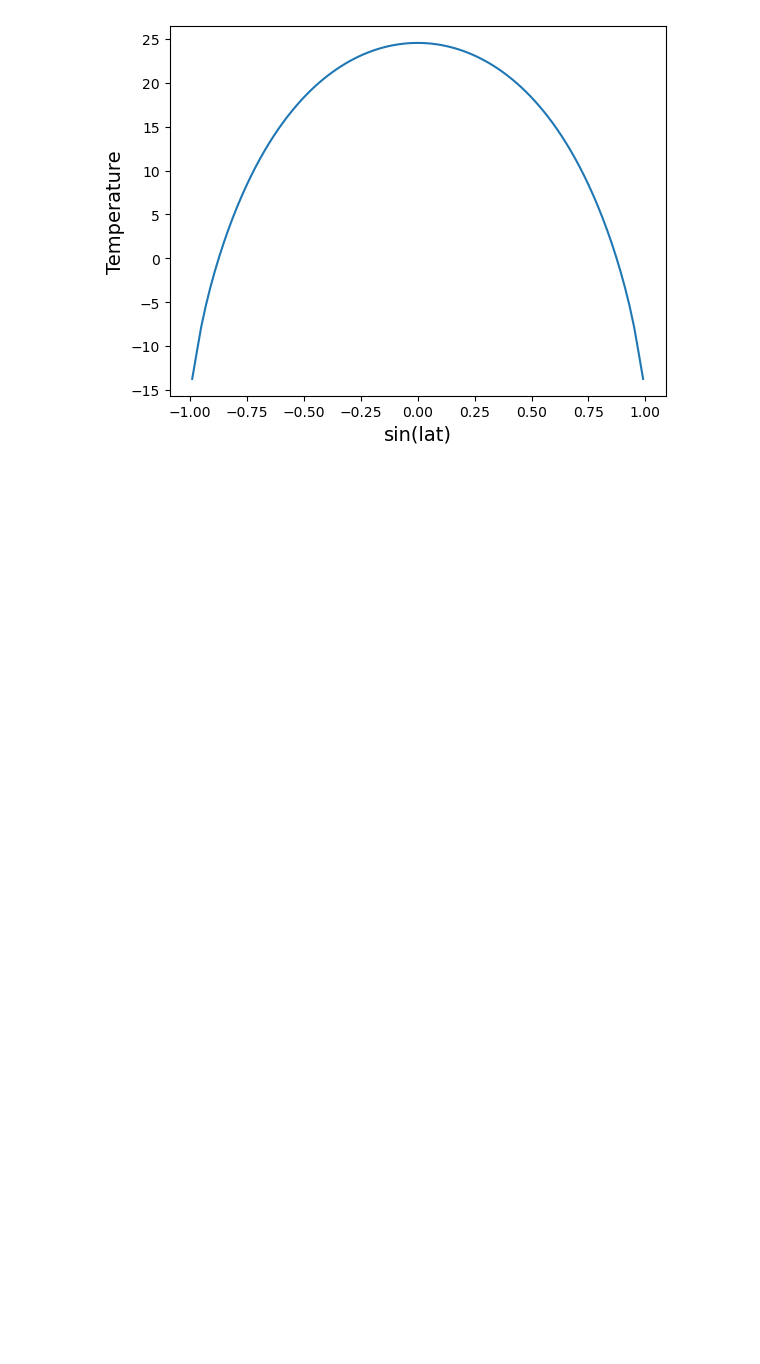
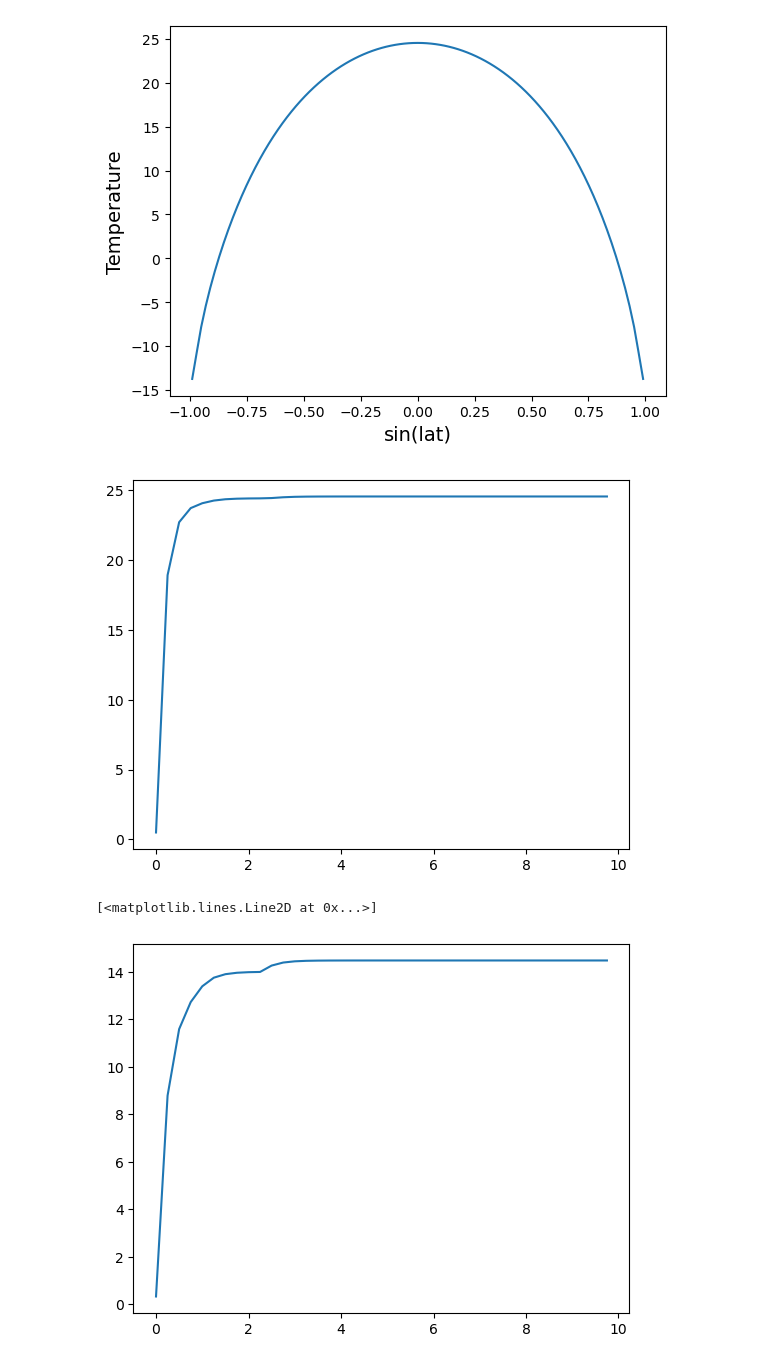
Before and after one commit to sschulz2/two_layer_MEBM, a Jupyter notebook: MEBM Climatology/MEBMclimoF.ipynb, the cells around one changed output. Cells and saved outputs as stored; diff of their text form; code cells hidden in the pictures; blank space fills up the shorter version.

Commit message:
added time dependence

```diff
--- a/MEBM Climatology/MEBMclimoF.ipynb
+++ b/MEBM Climatology/MEBMclimoF.ipynb
@@ -14,7 +14,8 @@ from tqdm import tqdm
 # whether you diffuse moist static energy, or just sensible heat
 # %%
 #time step in fraction of year
-delt=1./500000;
+steps_per_year=500000
+delt=1./steps_per_year;
 NMAX=10000000;
 
 #set up x array (x = sine of latitude).
@@ -26,7 +27,7 @@ phi = np.arcsin(x)*180/np.pi;
 # I think this C = rho * c * h_ml /(pi*1e7).
 # this is consistent with a ~1m layer of dirt
 # Note - heat capacity over LAND for fast convergence
-Cl = 0.2; # units: J /(m2 K)
+#Cl = 0.2; # units: J /(m2 K)
 # %%
 # climate parameters
 Q0 = 342;                          # [W m-2]  solar constant n.b. 4Q0 = 1368
@@ -166,9 +167,22 @@ Thus, since $\tilde{\beta}=F_{\text{2X}}/{1.5 K},$ and they use $F_{\text{2X}} =
 F_2X_held = 3.48 #radiative forcing from held
 tau_held = 4 #years
 c_F = 3.48 / 4 / 1.5 # in W K^-1 yr^-1
+
+t_tot=10 #years
+nsteps=int(t_tot/delt)
+
+points_per_year=4 #must be a factor of steps per year, but there is surely a better way that fixes that problem
+
+T_time_evolve=np.tile(T,(int(t_tot*points_per_year),1))
+# %%
+#set up inital T profile
+T = 0.5*(1-1*np.square(x));
+Tinit=T;
+Tglob = np.mean(Tinit);
+#T.shape
 # %%
 # Timestepping loop
-for j in tqdm(range(0, int(NMAX/4)-1)): # use NMAX-1 #for n=1:NMAX
+for j in tqdm(range(0, nsteps)): # use NMAX-1 #for n=1:NMAX
 
     #print(np.mean(T))
 
@@ -188,15 +202,17 @@ for j in tqdm(range(0, int(NMAX/4)-1)): # use NMAX-1 #for n=1:NMAX
 
     # Calculate new T from Source and Sink terms.
     # Diffuse moist static energy (theta_e)
-    dT = delt*(delt/Cl*(Src -A - (B*T) + np.matmul(Mdiv,theta_e)))/c_F;
+    dT = delt*(Src -A - (B*T) + np.matmul(Mdiv,theta_e))/c_F;
 
     T = T + dT;
 
-    #print(np.mean(T))
+    if(int(points_per_year*j) % int(steps_per_year) == 0):
+        T_time_evolve[int(points_per_year*j/(steps_per_year))]=T
+        #print(int(points_per_year*j/(steps_per_year)))
+        #print(np.mean(T))
 
     # Check to see if global mean energy budget has converged:
     #Fglob=np.mean(Src - A - (B*T))
 
     #if np.absolute(Fglob) < 0.00001: #if (abs(Fglob) < 0.001), break; end
     #    break
-print(Fglob)
@@ -213,3 +227,17 @@ plt.ylabel('Temperature', fontsize=14)
 plt.show()
 # %% [output]
 [figure]
+# %%
+time= np.arange(0,t_tot*points_per_year)/points_per_year #time in years
+
+
+#plotting equator temperature over time
+plt.plot(time,T_time_evolve[:,int(jmx/2)])
+
+plt.show()
+
+plt.plot(time,np.mean(T_time_evolve[:],axis=1))
+# %% [output]
+[figure, added]
+[<matplotlib.lines.Line2D at 0x...>]
+[figure, added]
```
Also changed, not shown: parts of 1 cell of this notebook, 1 other file.
